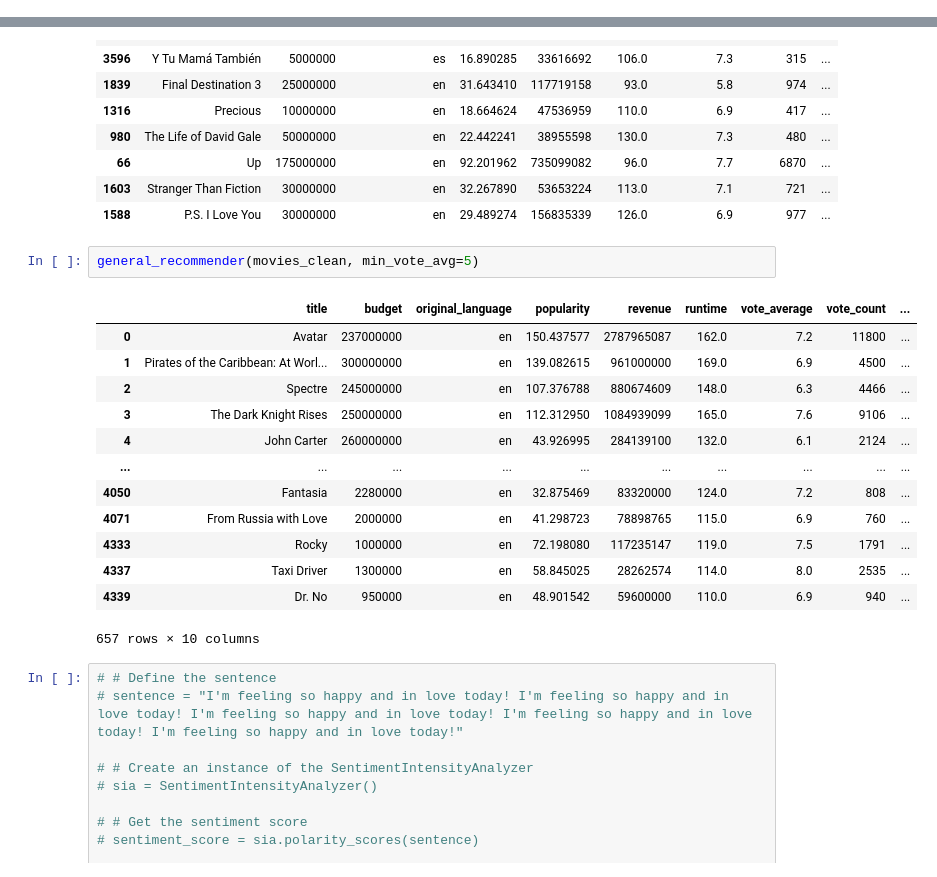
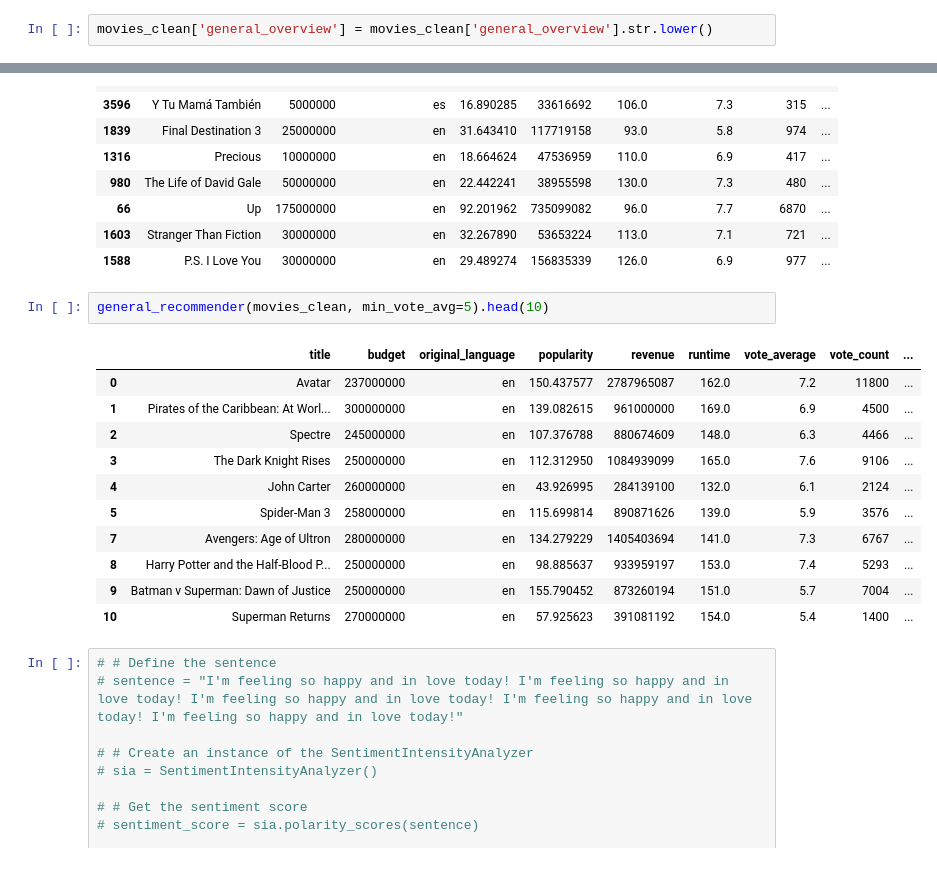
Before and after one commit to doruktopcu/MoviesRecommenderSystemProject, a Jupyter notebook: movie-recommender.ipynb, the cells around one changed output, grey strips where cells are left out. Drawn from its saved outputs; the diff is of its cells as text.

```diff
--- a/movie-recommender.ipynb
+++ b/movie-recommender.ipynb
@@ -288,3 +290,5 @@ movies_clean['general_overview'] = movies_clean['general_overview'].apply(stopwo
+# %%
+movies_clean['general_overview'] = movies_clean['general_overview'].str.lower()
 # %%
 movies_clean['general_overview'][0]
 # %% [output]
@@ -603,21 +607,19 @@ user_input_recommender(movies_clean, user_input="Funny show about life and death
 | 1603 | Stranger Than Fiction | 30000000 | en | 32.267890 | 53653224 | 113.0 | 7.1 | 721 | ... |
 | 1588 | P.S. I Love You | 30000000 | en | 29.489274 | 156835339 | 126.0 | 6.9 | 977 | ... |
 # %%
-general_recommender(movies_clean, min_vote_avg=5)
+general_recommender(movies_clean, min_vote_avg=5).head(10)
 # %% [output]
 |  | title | budget | original_language | popularity | revenue | runtime | vote_average | vote_count | ... |
 | 0 | Avatar | 237000000 | en | 150.437577 | 2787965087 | 162.0 | 7.2 | 11800 | ... |
 | 1 | Pirates of the Caribbean: At Worl... | 300000000 | en | 139.082615 | 961000000 | 169.0 | 6.9 | 4500 | ... |
 | 2 | Spectre | 245000000 | en | 107.376788 | 880674609 | 148.0 | 6.3 | 4466 | ... |
 | 3 | The Dark Knight Rises | 250000000 | en | 112.312950 | 1084939099 | 165.0 | 7.6 | 9106 | ... |
 | 4 | John Carter | 260000000 | en | 43.926995 | 284139100 | 132.0 | 6.1 | 2124 | ... |
-| ... | ... | ... | ... | ... | ... | ... | ... | ... | ... |
-| 4050 | Fantasia | 2280000 | en | 32.875469 | 83320000 | 124.0 | 7.2 | 808 | ... |
-| 4071 | From Russia with Love | 2000000 | en | 41.298723 | 78898765 | 115.0 | 6.9 | 760 | ... |
-| 4333 | Rocky | 1000000 | en | 72.198080 | 117235147 | 119.0 | 7.5 | 1791 | ... |
-| 4337 | Taxi Driver | 1300000 | en | 58.845025 | 28262574 | 114.0 | 8.0 | 2535 | ... |
-| 4339 | Dr. No | 950000 | en | 48.901542 | 59600000 | 110.0 | 6.9 | 940 | ... |
+| 5 | Spider-Man 3 | 258000000 | en | 115.699814 | 890871626 | 139.0 | 5.9 | 3576 | ... |
+| 7 | Avengers: Age of Ultron | 280000000 | en | 134.279229 | 1405403694 | 141.0 | 7.3 | 6767 | ... |
+| 8 | Harry Potter and the Half-Blood P... | 250000000 | en | 98.885637 | 933959197 | 153.0 | 7.4 | 5293 | ... |
+| 9 | Batman v Superman: Dawn of Justice | 250000000 | en | 155.790452 | 873260194 | 151.0 | 5.7 | 7004 | ... |
+| 10 | Superman Returns | 270000000 | en | 57.925623 | 391081192 | 154.0 | 5.4 | 1400 | ... |
-657 rows × 10 columns
 # %%
 # # Define the sentence
 # sentence = "I'm feeling so happy and in love today! I'm feeling so happy and in love today! I'm feeling so happy and in love today! I'm feeling so happy and in love today! I'm feeling so happy and in love today!"
```
Also changed, not shown: parts of 18 cells of this notebook.
